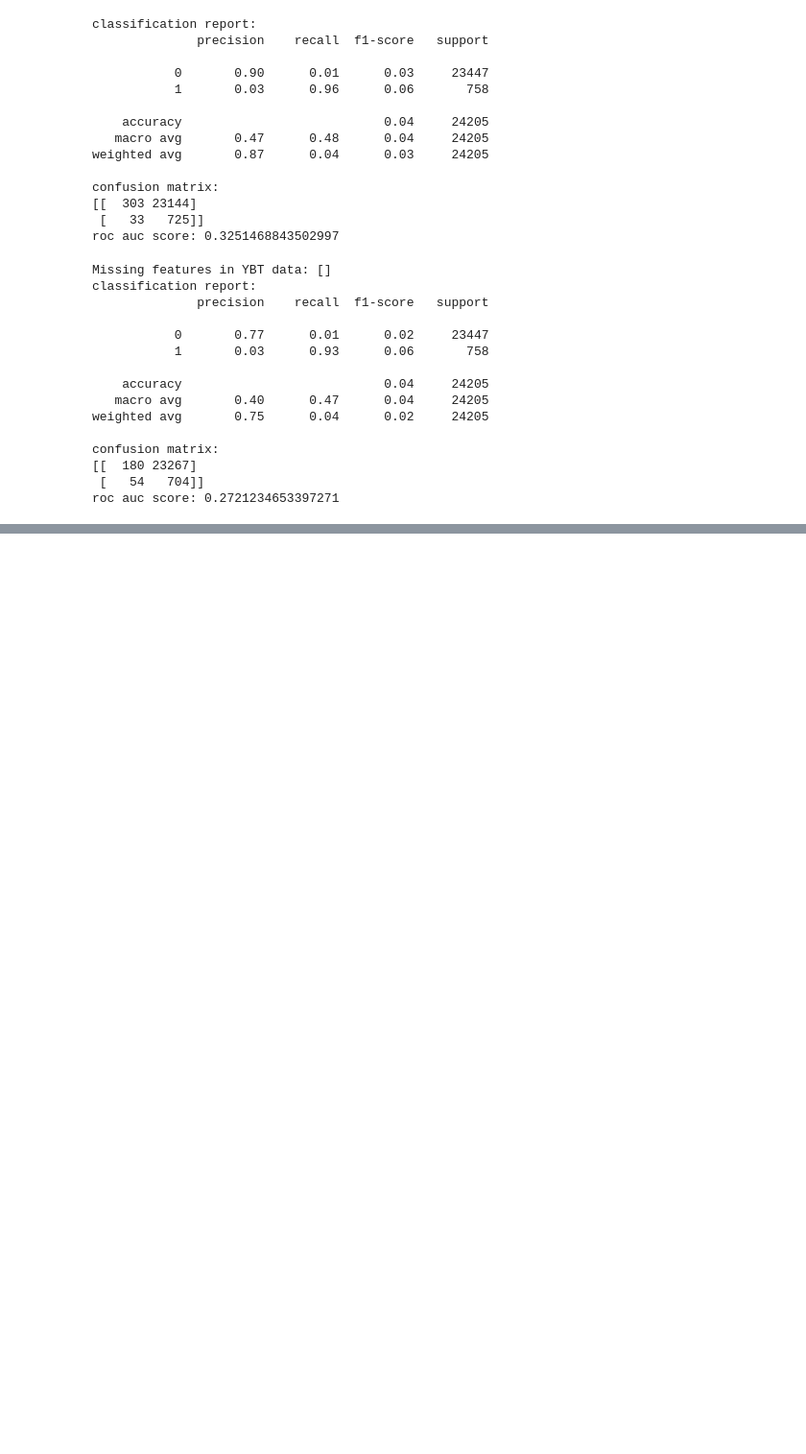
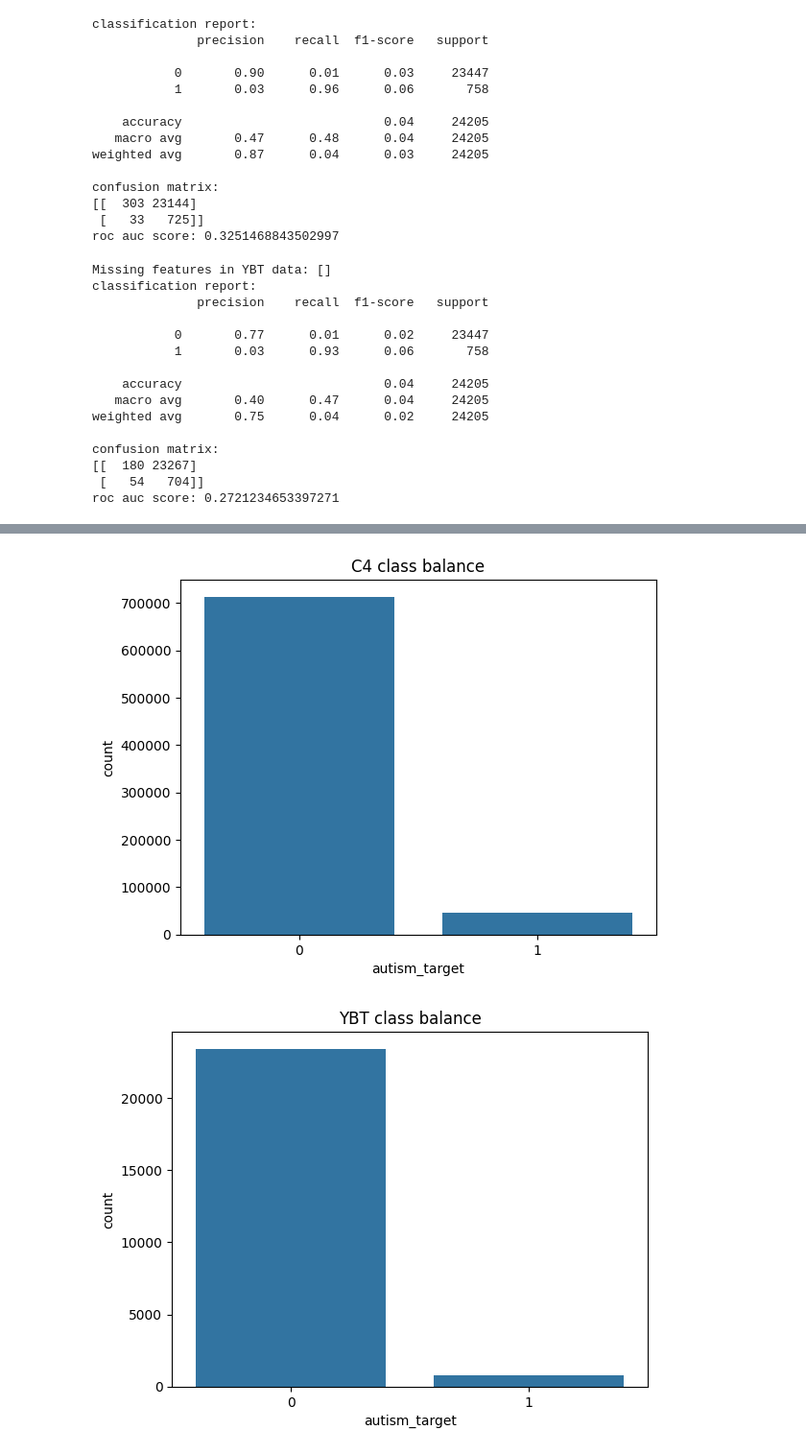
Before and after one commit to eddiebullock/playground, a Jupyter notebook: bullpy/c4_play2/notebooks/general_test_ybt.ipynb, the cells around one changed output, grey strips where cells are left out. Shown at 96% size. Cells and saved outputs as stored; diff of their text form; code cells hidden in the pictures; blank space fills up the shorter version.

```diff
--- a/bullpy/c4_play2/notebooks/general_test_ybt.ipynb
+++ b/bullpy/c4_play2/notebooks/general_test_ybt.ipynb
@@ -116,0 +167,12 @@ roc auc score: 0.2721234653397271
+# %%
+# visualise class balance
+sns.countplot(x='autism_target', data=c4_df)
+plt.title('C4 class balance')
+plt.show()
+
+sns.countplot(x='autism_target', data=ybt_df)
+plt.title('YBT class balance')
+plt.show()
+# %% [output]
+[figure, added]
+[figure, added]
```
Also changed, not shown: parts of 5 cells of this notebook, 1 other file.
